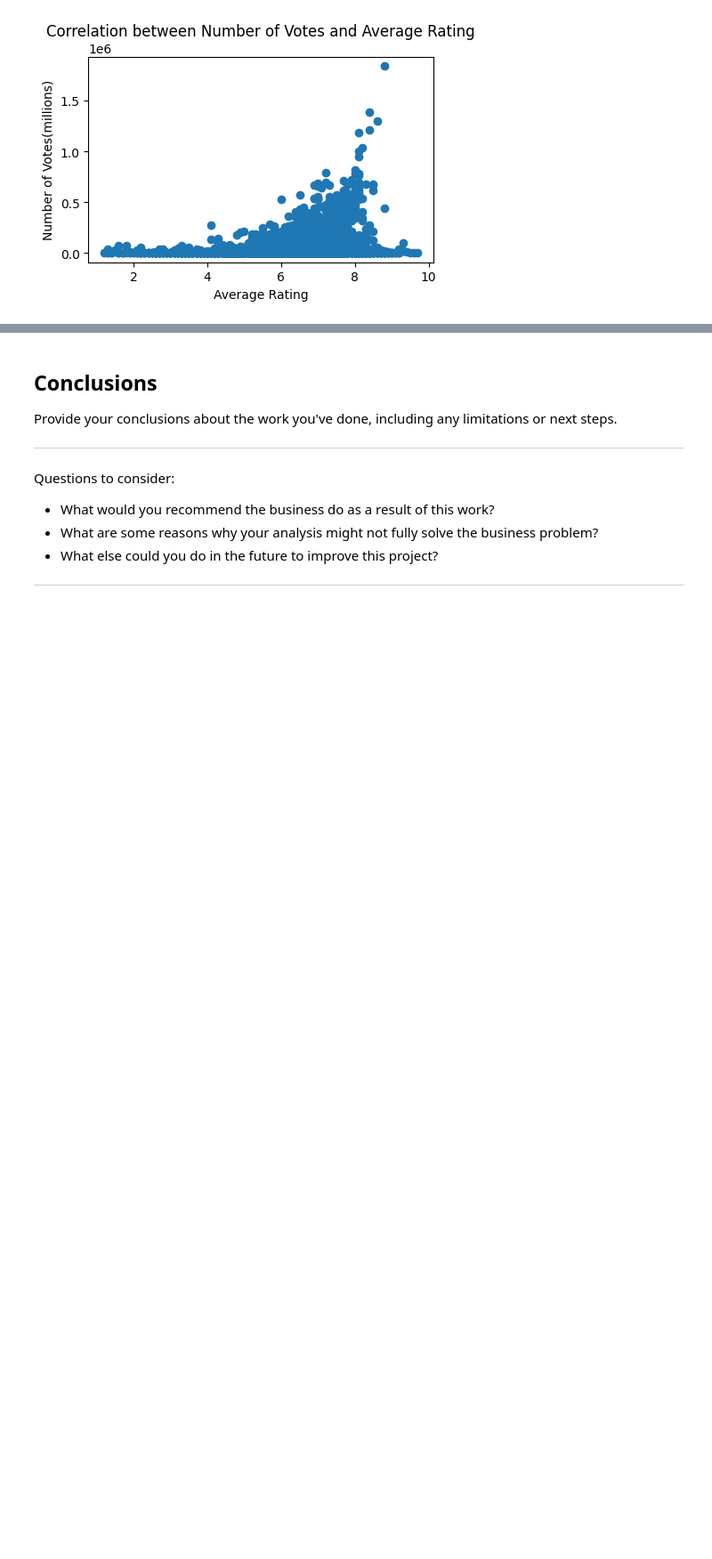
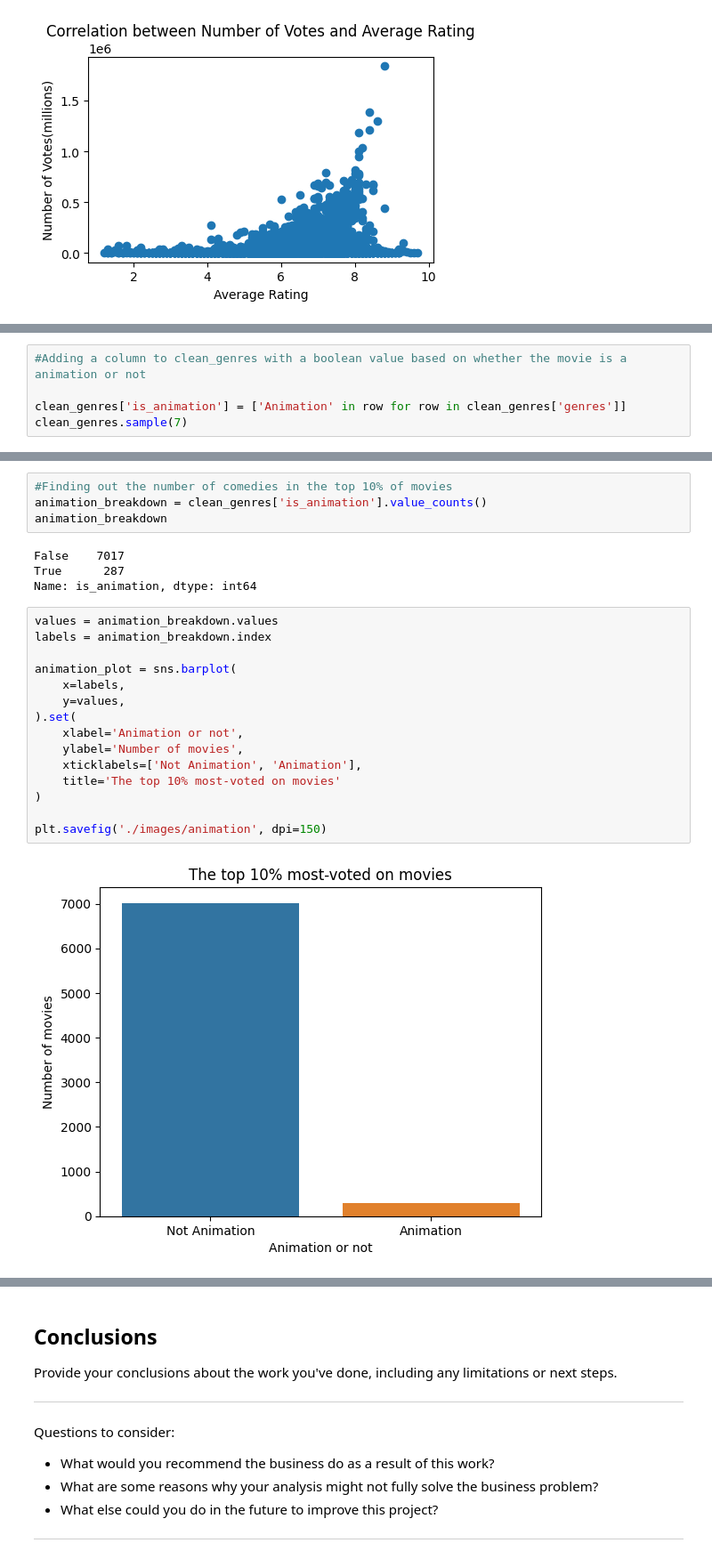
Before and after one commit to ndutakanyora/Movie-Industry-Research, a Jupyter notebook: dsc-phase1-project-template.ipynb, the cells around one changed output, grey strips where cells are left out. Shown at 89% size. Cells and saved outputs as stored; diff of their text form; blank space fills up the shorter version.

```diff
--- a/dsc-phase1-project-template.ipynb
+++ b/dsc-phase1-project-template.ipynb
@@ -389,0 +453,5 @@ plt.show()
+# %%
+#Adding a column to clean_genres with a boolean value based on whether the movie is a animation or not
+
+clean_genres['is_animation'] = ['Animation' in row for row in clean_genres['genres']]
+clean_genres.sample(7)
@@ -389,0 +467,25 @@ plt.show()
+# %%
+#Finding out the number of comedies in the top 10% of movies
+animation_breakdown = clean_genres['is_animation'].value_counts()
+animation_breakdown
+# %% [output]
+False    7017
+True      287
+Name: is_animation, dtype: int64
+# %%
+values = animation_breakdown.values
+labels = animation_breakdown.index
+
+animation_plot = sns.barplot(
+    x=labels,
+    y=values,
+).set(
+    xlabel='Animation or not',
+    ylabel='Number of movies',
+    xticklabels=['Not Animation', 'Animation'],
+    title='The top 10% most-voted on movies'
+)
+
+plt.savefig('./images/animation', dpi=150)
+# %% [output]
+[figure, added]
```
Also changed, not shown: parts of 9 cells of this notebook, 4 other files.
